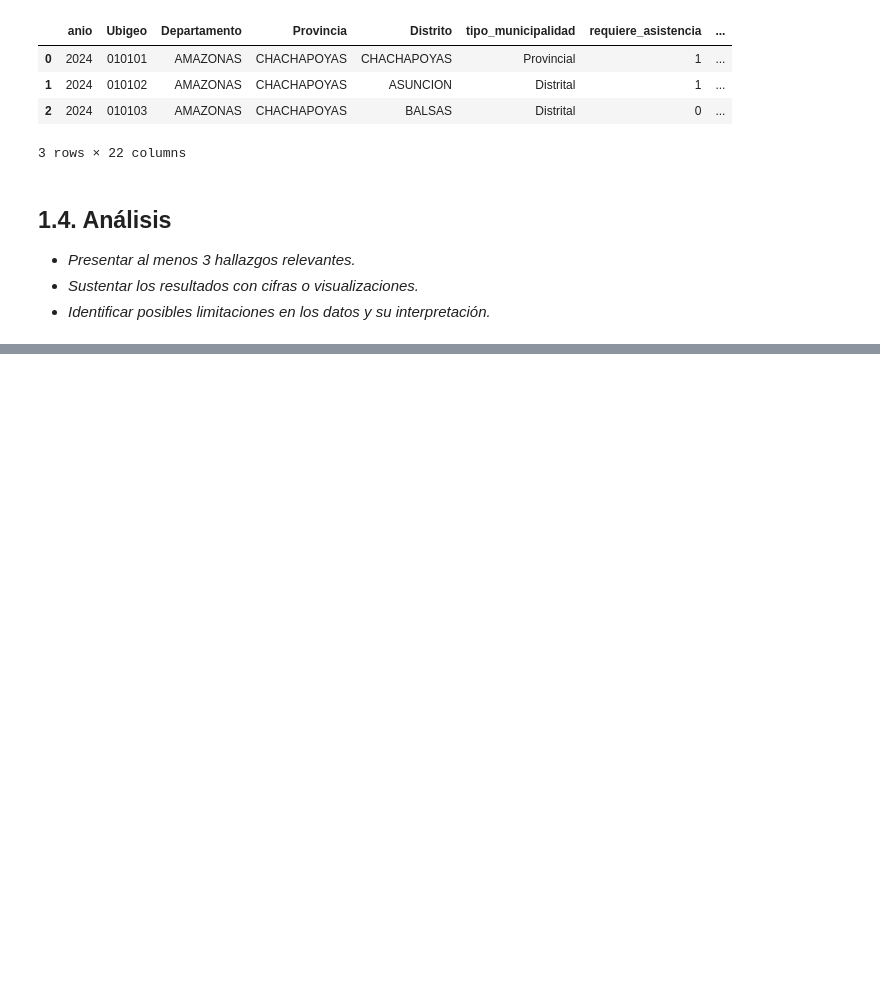
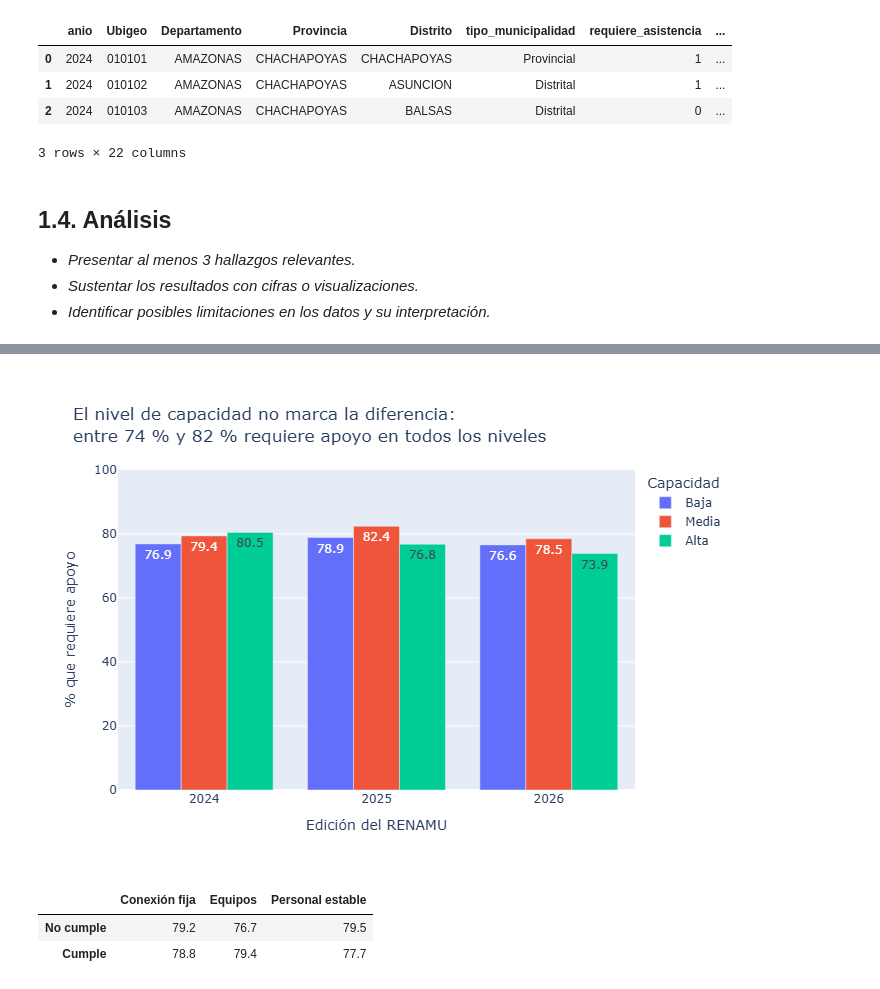
Before and after one commit to Clandra91/Python_intermedio, a Jupyter notebook: tarea_3/01_procesamiento.ipynb, the cells around one changed output, grey strips where cells are left out. Drawn from its saved outputs; the diff is of its cells as text; code cells hidden in the pictures; blank space fills up the shorter version.

```diff
--- a/tarea_3/01_procesamiento.ipynb
+++ b/tarea_3/01_procesamiento.ipynb
@@ -443,0 +487,26 @@ prueba.head(3)
+# %%
+# % que requiere apoyo según nivel de capacidad y año
+por_nivel = (renamu.groupby(["anio", "nivel_capacidad"])["requiere_alguna"].mean() * 100).round(1).reset_index()
+por_nivel["anio"] = por_nivel["anio"].astype(str)
+
+fig = px.bar(por_nivel, x="anio", y="requiere_alguna", color="nivel_capacidad", barmode="group", text_auto=True,
+             category_orders={"nivel_capacidad": ["Baja", "Media", "Alta"]},
+             labels={"anio": "Edición del RENAMU", "requiere_alguna": "% que requiere apoyo", "nivel_capacidad": "Capacidad"},
+             title="El nivel de capacidad no marca la diferencia:<br>entre 74 % y 82 % requiere apoyo en todos los niveles")
+fig.update_yaxes(range=[0, 100])
+fig.show()
+# %% [output]
+[figure, added]
+# %%
+# % que requiere apoyo según si cumple o no cada componente del índice (2024–2026)
+por_componente = pd.DataFrame({
+    "Conexión fija": renamu.groupby("cap_conexion")["requiere_alguna"].mean(),
+    "Equipos": renamu.groupby("cap_equipos")["requiere_alguna"].mean(),
+    "Personal estable": renamu.groupby("cap_personal")["requiere_alguna"].mean(),
+}) * 100
+por_componente.index = ["No cumple", "Cumple"]
+por_componente.round(1)
+# %% [output]
+|  | Conexión fija | Equipos | Personal estable |
+| No cumple | 79.2 | 76.7 | 79.5 |
+| Cumple | 78.8 | 79.4 | 77.7 |
```
Also changed, not shown: parts of 9 cells of this notebook, 2 other files.
